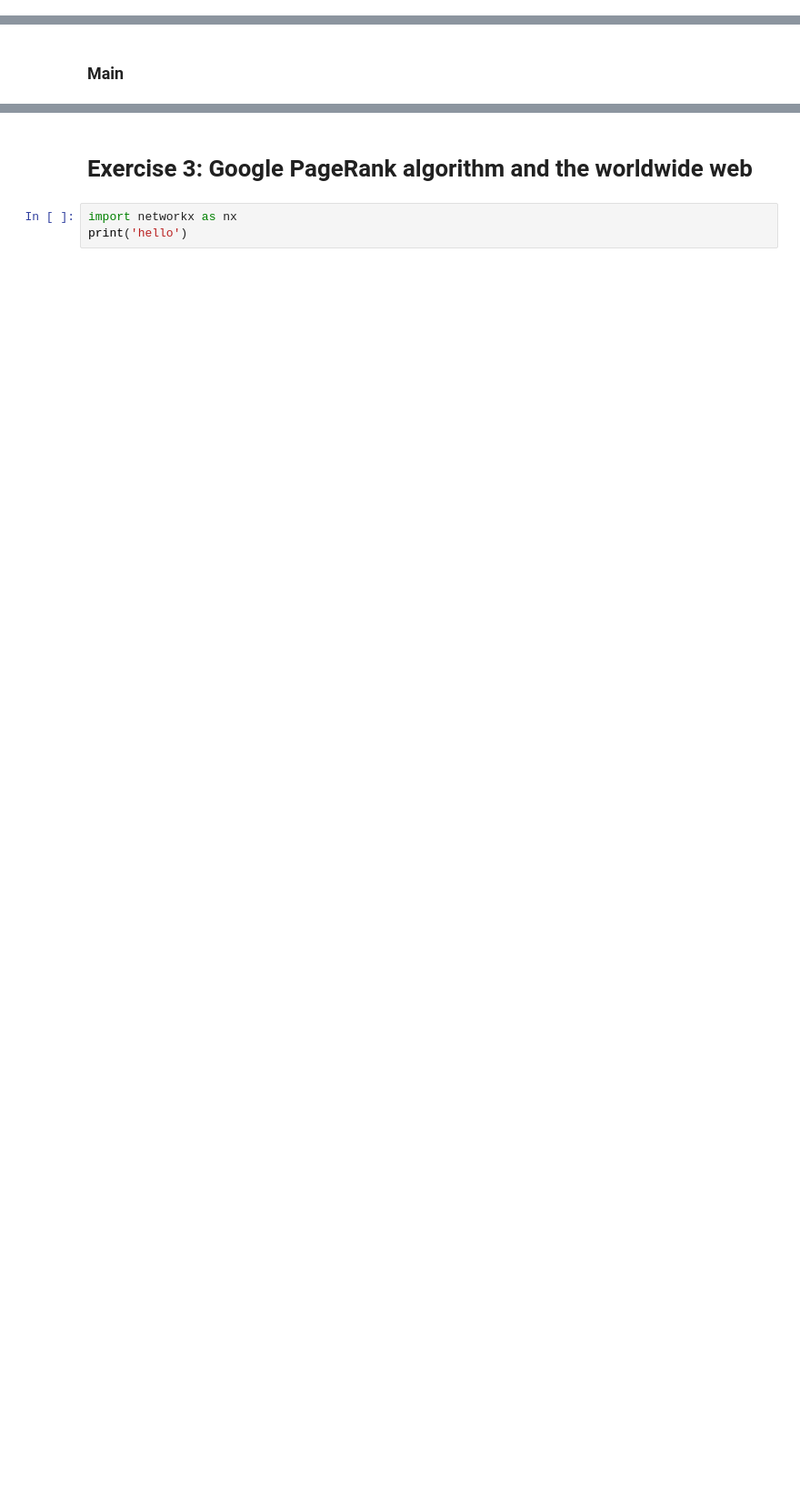
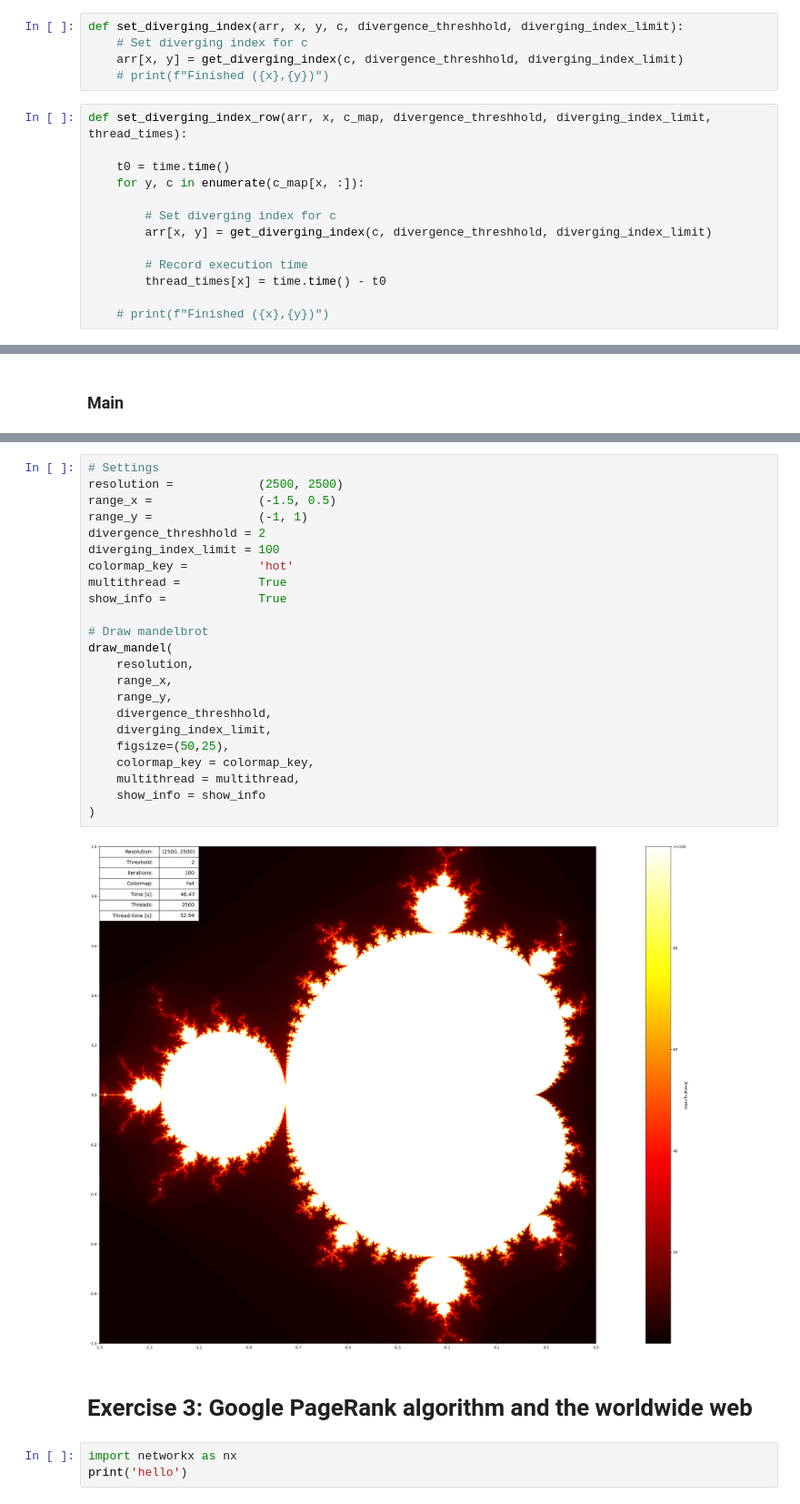
Before and after one commit to sebas-fontys/ds5_assignment_group13, a Jupyter notebook: week_2.ipynb, the cells around one changed output, grey strips where cells are left out. Shown at 91% size. Saved outputs shown, nothing was run; the diff lists cells and outputs as text; blank space fills up the shorter version.

```diff
--- a/week_2.ipynb
+++ b/week_2.ipynb
@@ -116,0 +208,18 @@ def draw_mandel(width):
+# %%
+def set_diverging_index(arr, x, y, c, divergence_threshhold, diverging_index_limit):
+    # Set diverging index for c
+    arr[x, y] = get_diverging_index(c, divergence_threshhold, diverging_index_limit)
+    # print(f"Finished ({x},{y})")
+# %%
+def set_diverging_index_row(arr, x, c_map, divergence_threshhold, diverging_index_limit, thread_times):
+
+    t0 = time.time()
+    for y, c in enumerate(c_map[x, :]):
+
+        # Set diverging index for c
+        arr[x, y] = get_diverging_index(c, divergence_threshhold, diverging_index_limit)
+
+        # Record execution time
+        thread_times[x] = time.time() - t0
+
+    # print(f"Finished ({x},{y})")
@@ -125,3 +339,28 @@ resolution = (200, 200)
+# %%
+# Settings
+resolution =            (2500, 2500)
+range_x =               (-1.5, 0.5)
+range_y =               (-1, 1)
+divergence_threshhold = 2
+diverging_index_limit = 100
+colormap_key =          'hot'
+multithread =           True
+show_info =             True
+
+# Draw mandelbrot
+draw_mandel(
+    resolution,
+    range_x,
+    range_y,
+    divergence_threshhold,
+    diverging_index_limit,
+    figsize=(50,25),
+    colormap_key = colormap_key,
+    multithread = multithread,
+    show_info = show_info
+)
+# %% [output]
+[figure, added]
 # %% [markdown]
 # Exercise 3: Google PageRank algorithm and the worldwide web
 # %%
```
Also changed, not shown: parts of 10 cells of this notebook, 2 other files.
